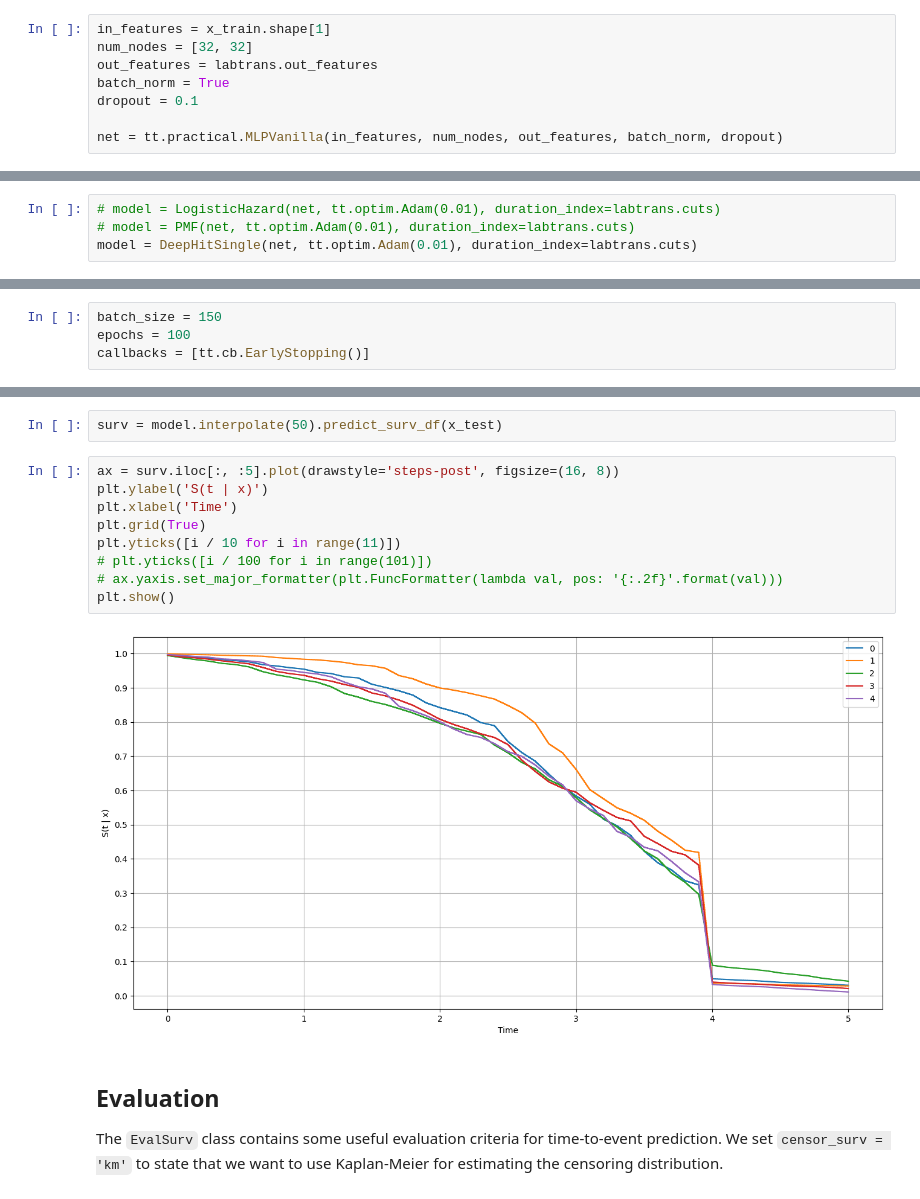
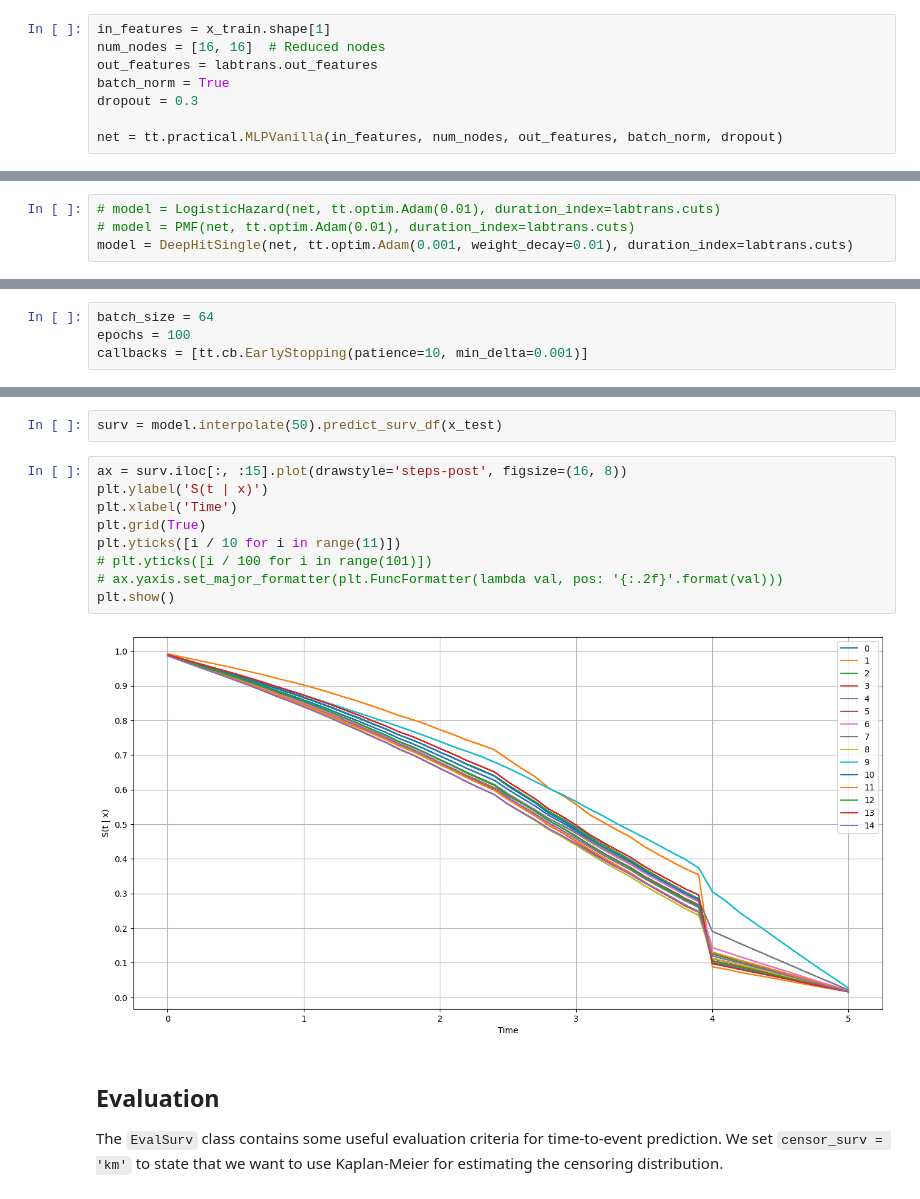
Before and after one commit to kgchinthana/pycox, a Jupyter notebook: examples/pycox/time-to-predict_1.ipynb, the cells around one changed output, grey strips where cells are left out. Saved outputs shown, nothing was run; the diff lists cells and outputs as text.

```diff
--- a/examples/pycox/time-to-predict_1.ipynb
+++ b/examples/pycox/time-to-predict_1.ipynb
@@ -288,10 +288,10 @@ The following net is an MLP with two hidden layers (with 32 nodes each), ReLU ac
 We also have batch normalization and dropout between the layers.
 # %%
 in_features = x_train.shape[1]
-num_nodes = [32, 32]
+num_nodes = [16, 16]  # Reduced nodes
 out_features = labtrans.out_features
 batch_norm = True
-dropout = 0.1
+dropout = 0.3
 
 net = tt.practical.MLPVanilla(in_features, num_nodes, out_features, batch_norm, dropout)
 # %% [markdown]
@@ -325,15 +325,15 @@ See `?LogisticHazard` for details.
 # %%
 # model = LogisticHazard(net, tt.optim.Adam(0.01), duration_index=labtrans.cuts)
 # model = PMF(net, tt.optim.Adam(0.01), duration_index=labtrans.cuts)
-model = DeepHitSingle(net, tt.optim.Adam(0.01), duration_index=labtrans.cuts)
+model = DeepHitSingle(net, tt.optim.Adam(0.001, weight_decay=0.01), duration_index=labtrans.cuts)
 # %% [markdown]
 Next, we set the `batch_size` and the number of training `epochs`.
 
 We also include the `EarlyStopping` callback to stop training when the validation loss stops improving.
 # %%
-batch_size = 150
+batch_size = 64
 epochs = 100
-callbacks = [tt.cb.EarlyStopping()]
+callbacks = [tt.cb.EarlyStopping(patience=10, min_delta=0.001)]
 # %% [markdown]
 We can now train the network and the `log` object keeps track of the training progress.
 # %%
@@ -475,16 +475,16 @@ Linear interpolation (constant density interpolation) can be performed with the
 # %%
 surv = model.interpolate(50).predict_surv_df(x_test)
 # %%
-ax = surv.iloc[:, :5].plot(drawstyle='steps-post', figsize=(16, 8))
+ax = surv.iloc[:, :15].plot(drawstyle='steps-post', figsize=(16, 8))
 plt.ylabel('S(t | x)')
 plt.xlabel('Time')
 plt.grid(True)
 plt.yticks([i / 10 for i in range(11)])
 # plt.yticks([i / 100 for i in range(101)])
 # ax.yaxis.set_major_formatter(plt.FuncFormatter(lambda val, pos: '{:.2f}'.format(val)))
 plt.show()
 # %% [output]
-[figure, old version]
+[figure, new version]
 # %% [markdown]
 ## Evaluation
 
```
Also changed, not shown: parts of 12 cells of this notebook.
